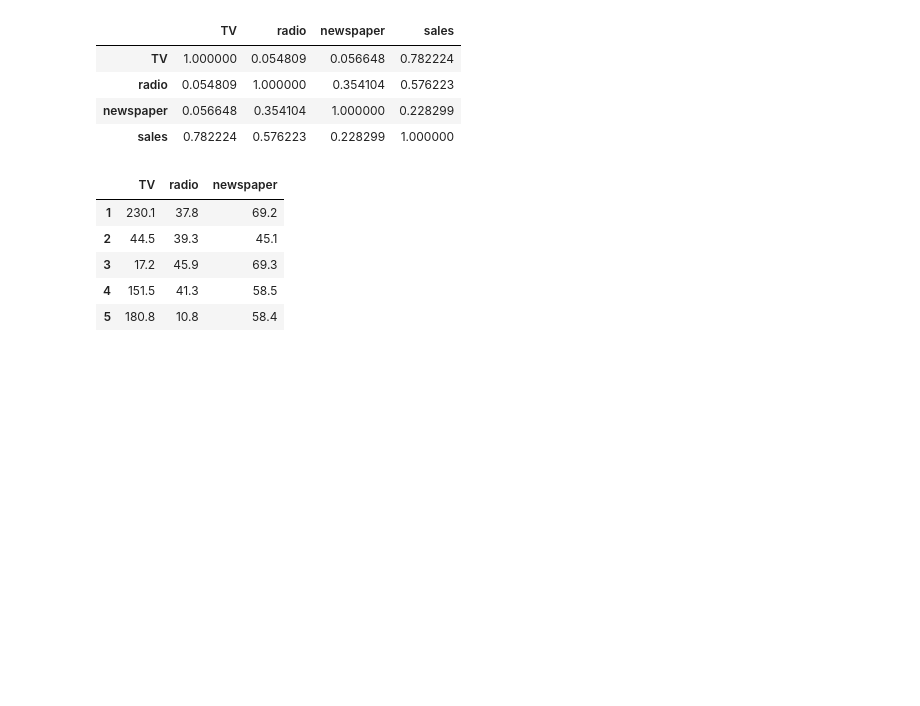
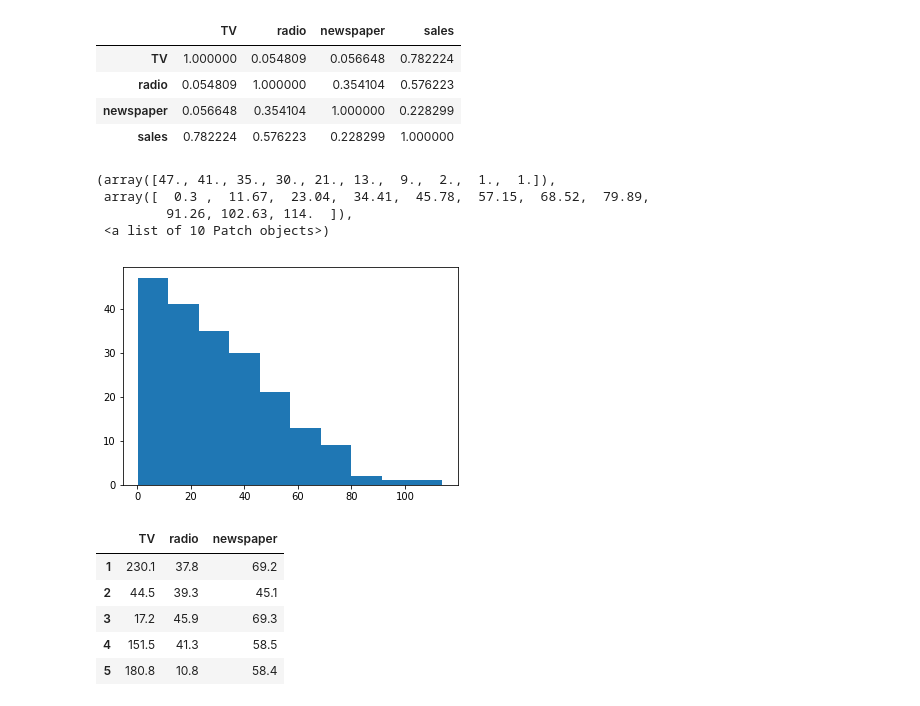
Before and after one commit to imsakshi/Machine-Learning----6-may, a Jupyter notebook: Assumptions of Linear Regression.ipynb, the cells around one changed output. Saved outputs shown, nothing was run; the diff lists cells and outputs as text; code cells hidden in the pictures; blank space fills up the shorter version.

```diff
--- a/Assumptions of Linear Regression.ipynb
+++ b/Assumptions of Linear Regression.ipynb
@@ -101,6 +101,14 @@ df.corr()
 | radio | 0.054809 | 1.000000 | 0.354104 | 0.576223 |
 | newspaper | 0.056648 | 0.354104 | 1.000000 | 0.228299 |
 | sales | 0.782224 | 0.576223 | 0.228299 | 1.000000 |
+# %%
+plt.hist(df["newspaper"])
+# %% [output]
+(array([47., 41., 35., 30., 21., 13.,  9.,  2.,  1.,  1.]),
+ array([  0.3 ,  11.67,  23.04,  34.41,  45.78,  57.15,  68.52,  79.89,
+         91.26, 102.63, 114.  ]),
+ <a list of 10 Patch objects>)
+[figure, added]
 # %%
 X -------  Features
 y ------- target
```
Also changed, not shown: parts of 21 cells of this notebook, 1 other file.
